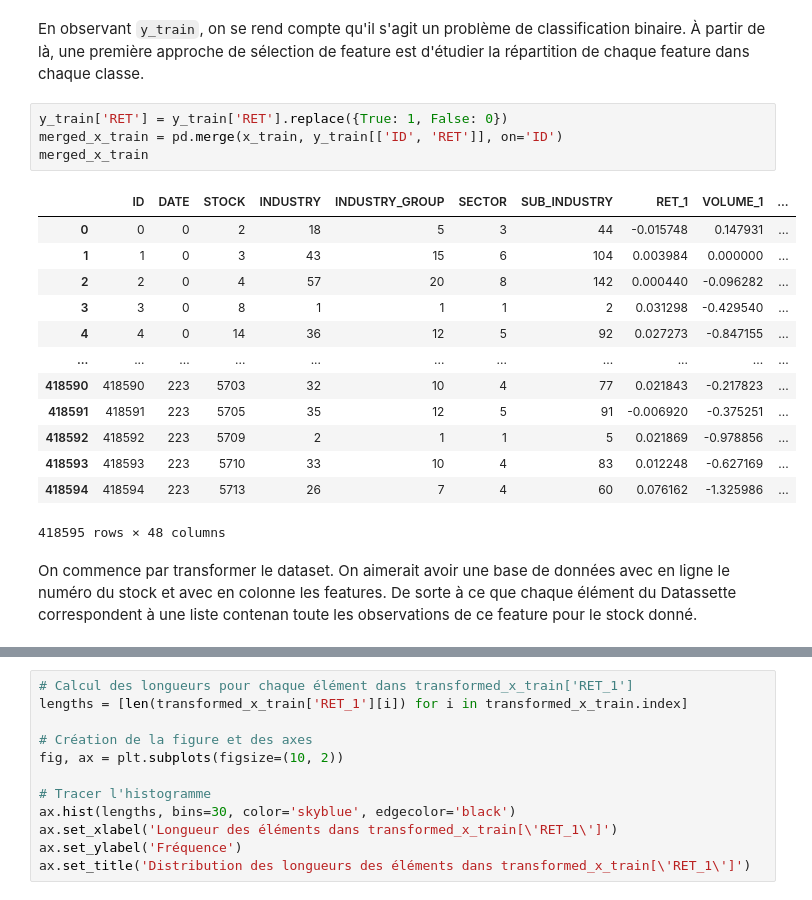
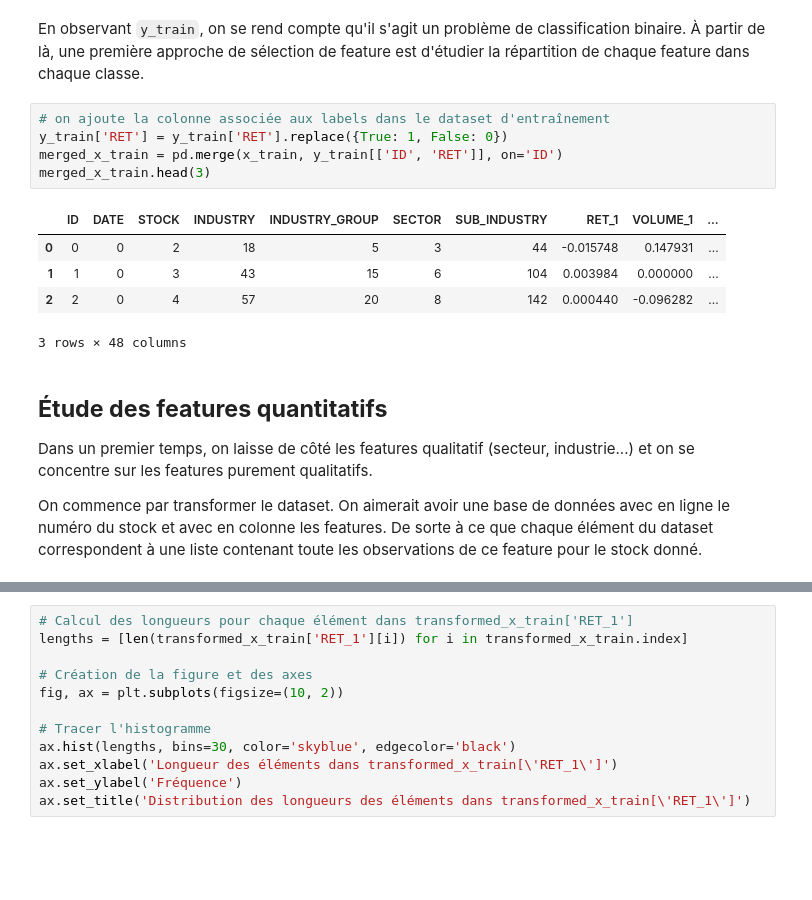
Before and after one commit to NailKhelifa/Stock_prediction_QRT, a Jupyter notebook: Data_exploration.ipynb, the cells around one changed output, grey strips where cells are left out. Saved outputs shown, nothing was run; the diff lists cells and outputs as text; blank space fills up the shorter version.

```diff
--- a/Data_exploration.ipynb
+++ b/Data_exploration.ipynb
@@ -44,22 +52,19 @@ x_train.fillna(0., inplace=True)
 # %% [markdown]
 En observant `y_train`, on se rend compte qu'il s'agit un problème de classification binaire. À partir de là, une première approche de sélection de feature est d'étudier la répartition de chaque feature dans chaque classe.
 # %%
+# on ajoute la colonne associée aux labels dans le dataset d'entraînement
 y_train['RET'] = y_train['RET'].replace({True: 1, False: 0})
 merged_x_train = pd.merge(x_train, y_train[['ID', 'RET']], on='ID')
-merged_x_train
+merged_x_train.head(3)
 # %% [output]
 |  | ID | DATE | STOCK | INDUSTRY | INDUSTRY_GROUP | SECTOR | SUB_INDUSTRY | RET_1 | VOLUME_1 | ... |
 | 0 | 0 | 0 | 2 | 18 | 5 | 3 | 44 | -0.015748 | 0.147931 | ... |
 | 1 | 1 | 0 | 3 | 43 | 15 | 6 | 104 | 0.003984 | 0.000000 | ... |
 | 2 | 2 | 0 | 4 | 57 | 20 | 8 | 142 | 0.000440 | -0.096282 | ... |
-| 3 | 3 | 0 | 8 | 1 | 1 | 1 | 2 | 0.031298 | -0.429540 | ... |
-| 4 | 4 | 0 | 14 | 36 | 12 | 5 | 92 | 0.027273 | -0.847155 | ... |
-| ... | ... | ... | ... | ... | ... | ... | ... | ... | ... | ... |
-| 418590 | 418590 | 223 | 5703 | 32 | 10 | 4 | 77 | 0.021843 | -0.217823 | ... |
-| 418591 | 418591 | 223 | 5705 | 35 | 12 | 5 | 91 | -0.006920 | -0.375251 | ... |
-| 418592 | 418592 | 223 | 5709 | 2 | 1 | 1 | 5 | 0.021869 | -0.978856 | ... |
-| 418593 | 418593 | 223 | 5710 | 33 | 10 | 4 | 83 | 0.012248 | -0.627169 | ... |
-| 418594 | 418594 | 223 | 5713 | 26 | 7 | 4 | 60 | 0.076162 | -1.325986 | ... |
-418595 rows × 48 columns
+3 rows × 48 columns
 # %% [markdown]
-On commence par transformer le dataset. On aimerait avoir une base de données avec en ligne le numéro du stock et avec en colonne les features. De sorte à ce que chaque élément du Datassette correspondent à une liste contenan toute les observations de ce feature pour le stock donné.
+## **Étude des features quantitatifs**
+
+Dans un premier temps, on laisse de côté les features qualitatif (secteur, industrie...) et on se concentre sur les features purement qualitatifs.
+
+On commence par transformer le dataset. On aimerait avoir une base de données avec en ligne le numéro du stock et avec en colonne les features. De sorte à ce que chaque élément du dataset correspondent à une liste contenant toute les observations de ce feature pour le stock donné.
```
Also changed, not shown: parts of 29 cells of this notebook, 1 other file.
